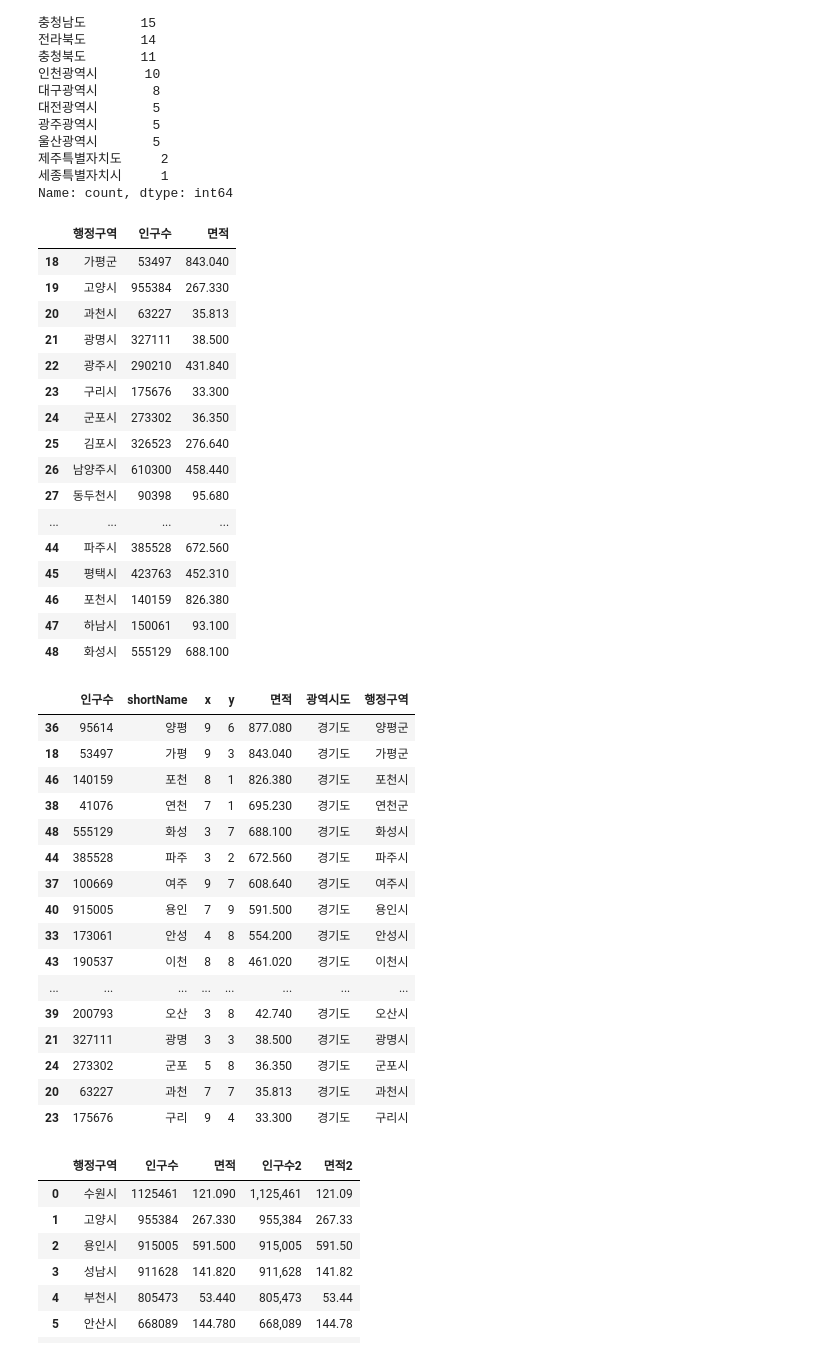
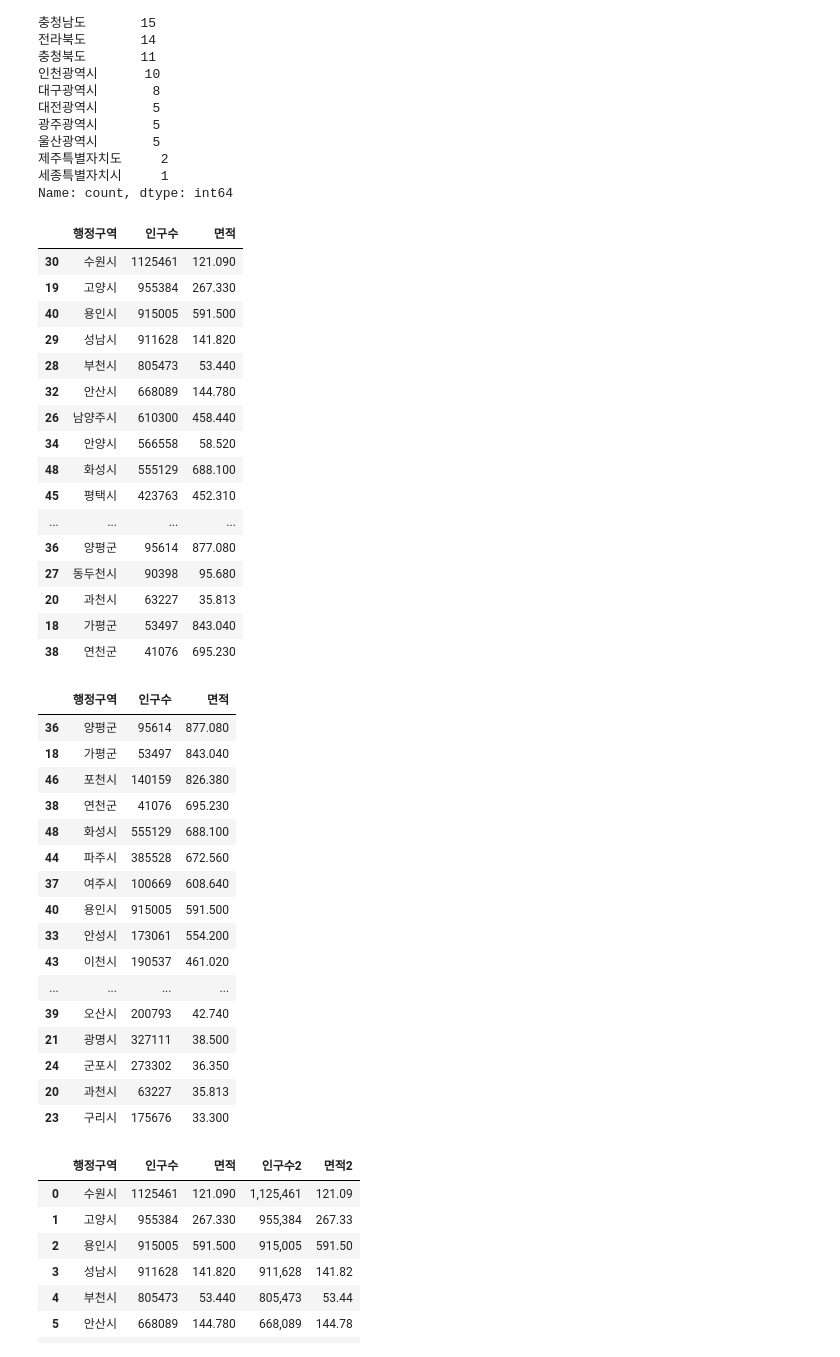
Before and after one commit to zmfhshs111/SKSh_Python_Webscraping_Analysis, a Jupyter notebook: 03-1.행정구역정보_분석과시각화.ipynb, the cells around one changed output. Drawn from its saved outputs; the diff is of its cells as text; code cells hidden in the pictures.

```diff
--- a/03-1.행정구역정보_분석과시각화.ipynb
+++ b/03-1.행정구역정보_분석과시각화.ipynb
@@ -15,5 +15,7 @@ print(pd.__version__)
 # %% [markdown]
 ##### pandas의 read_csv() 함수로 csv file을 읽어서 DataFrame 객체로 생성하고 데이터 확인하기
 # %%
+data = pd.read_csv('data/data_draw_korea.csv')
+print(type(data))
 # %% [output]
 <class 'pandas.core.frame.DataFrame'>
@@ -267,44 +333,48 @@ array(['강원도', '경기도', '경상남도', '경상북도', '광주광역
 Name: count, dtype: int64
 # %%
 # data['행정구역'] == '경기도' 의 ['행정구역','인구수','면적']  컬럼의 데이터 출력하기
+data.loc[data['광역시도'] == '경기도', ['행정구역','인구수','면적']]\
+.sort_values(by='인구수',ascending=False)
 # %% [output]
 |  | 행정구역 | 인구수 | 면적 |
+| 30 | 수원시 | 1125461 | 121.090 |
+| 19 | 고양시 | 955384 | 267.330 |
+| 40 | 용인시 | 915005 | 591.500 |
+| 29 | 성남시 | 911628 | 141.820 |
+| 28 | 부천시 | 805473 | 53.440 |
+| 32 | 안산시 | 668089 | 144.780 |
+| 26 | 남양주시 | 610300 | 458.440 |
+| 34 | 안양시 | 566558 | 58.520 |
+| 48 | 화성시 | 555129 | 688.100 |
+| 45 | 평택시 | 423763 | 452.310 |
+| ... | ... | ... | ... |
+| 36 | 양평군 | 95614 | 877.080 |
+| 27 | 동두천시 | 90398 | 95.680 |
+| 20 | 과천시 | 63227 | 35.813 |
 | 18 | 가평군 | 53497 | 843.040 |
-| 19 | 고양시 | 955384 | 267.330 |
-| 20 | 과천시 | 63227 | 35.813 |
-| 21 | 광명시 | 327111 | 38.500 |
-| 22 | 광주시 | 290210 | 431.840 |
-| 23 | 구리시 | 175676 | 33.300 |
-| 24 | 군포시 | 273302 | 36.350 |
-| 25 | 김포시 | 326523 | 276.640 |
-| 26 | 남양주시 | 610300 | 458.440 |
-| 27 | 동두천시 | 90398 | 95.680 |
-| ... | ... | ... | ... |
-| 44 | 파주시 | 385528 | 672.560 |
-| 45 | 평택시 | 423763 | 452.310 |
-| 46 | 포천시 | 140159 | 826.380 |
-| 47 | 하남시 | 150061 | 93.100 |
-| 48 | 화성시 | 555129 | 688.100 |
+| 38 | 연천군 | 41076 | 695.230 |
 # %%
 # data['행정구역'] == '경기도' 의 ['행정구역','인구수','면적']  컬럼의 데이터를 면적을 descending 순서대로 출력하기
+data.loc[data['광역시도'] == '경기도', ['행정구역','인구수','면적']]\
+.sort_values(by='면적',ascending=False)
 # %% [output]
-|  | 인구수 | shortName | x | y | 면적 | 광역시도 | 행정구역 |
-| 36 | 95614 | 양평 | 9 | 6 | 877.080 | 경기도 | 양평군 |
-| 18 | 53497 | 가평 | 9 | 3 | 843.040 | 경기도 | 가평군 |
-| 46 | 140159 | 포천 | 8 | 1 | 826.380 | 경기도 | 포천시 |
-| 38 | 41076 | 연천 | 7 | 1 | 695.230 | 경기도 | 연천군 |
-| 48 | 555129 | 화성 | 3 | 7 | 688.100 | 경기도 | 화성시 |
-| 44 | 385528 | 파주 | 3 | 2 | 672.560 | 경기도 | 파주시 |
-| 37 | 100669 | 여주 | 9 | 7 | 608.640 | 경기도 | 여주시 |
-| 40 | 915005 | 용인 | 7 | 9 | 591.500 | 경기도 | 용인시 |
-| 33 | 173061 | 안성 | 4 | 8 | 554.200 | 경기도 | 안성시 |
-| 43 | 190537 | 이천 | 8 | 8 | 461.020 | 경기도 | 이천시 |
-| ... | ... | ... | ... | ... | ... | ... | ... |
-| 39 | 200793 | 오산 | 3 | 8 | 42.740 | 경기도 | 오산시 |
-| 21 | 327111 | 광명 | 3 | 3 | 38.500 | 경기도 | 광명시 |
-| 24 | 273302 | 군포 | 5 | 8 | 36.350 | 경기도 | 군포시 |
-| 20 | 63227 | 과천 | 7 | 7 | 35.813 | 경기도 | 과천시 |
-| 23 | 175676 | 구리 | 9 | 4 | 33.300 | 경기도 | 구리시 |
+|  | 행정구역 | 인구수 | 면적 |
+| 36 | 양평군 | 95614 | 877.080 |
+| 18 | 가평군 | 53497 | 843.040 |
+| 46 | 포천시 | 140159 | 826.380 |
+| 38 | 연천군 | 41076 | 695.230 |
+| 48 | 화성시 | 555129 | 688.100 |
+| 44 | 파주시 | 385528 | 672.560 |
+| 37 | 여주시 | 100669 | 608.640 |
+| 40 | 용인시 | 915005 | 591.500 |
+| 33 | 안성시 | 173061 | 554.200 |
+| 43 | 이천시 | 190537 | 461.020 |
+| ... | ... | ... | ... |
+| 39 | 오산시 | 200793 | 42.740 |
+| 21 | 광명시 | 327111 | 38.500 |
+| 24 | 군포시 | 273302 | 36.350 |
+| 20 | 과천시 | 63227 | 35.813 |
+| 23 | 구리시 | 175676 | 33.300 |
 # %%
 #경기도에 속한 행정구역명, 인구수, 면적 선택하기 인구수를 descending 순서대로 출력하고 index reset 하여 gy_df 라는 변수에 저장하기
 #data.loc[row , col]
```
Also changed, not shown: parts of 26 cells of this notebook, 3 other files.
